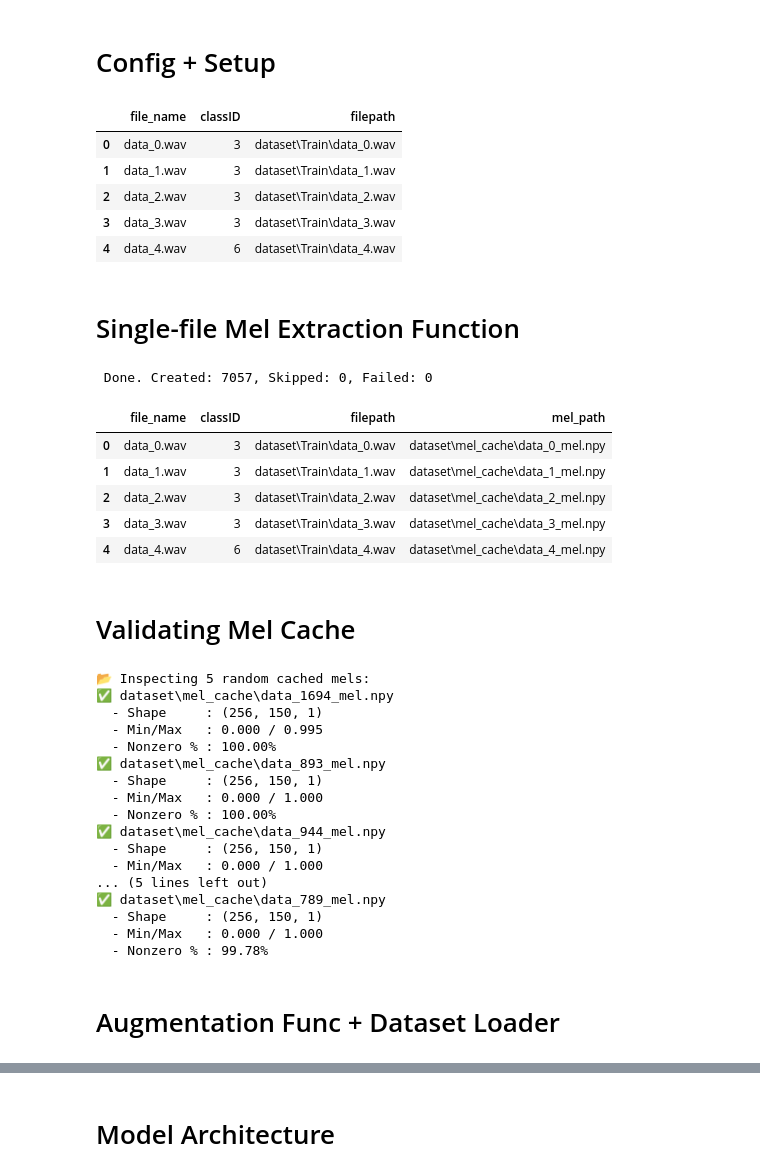
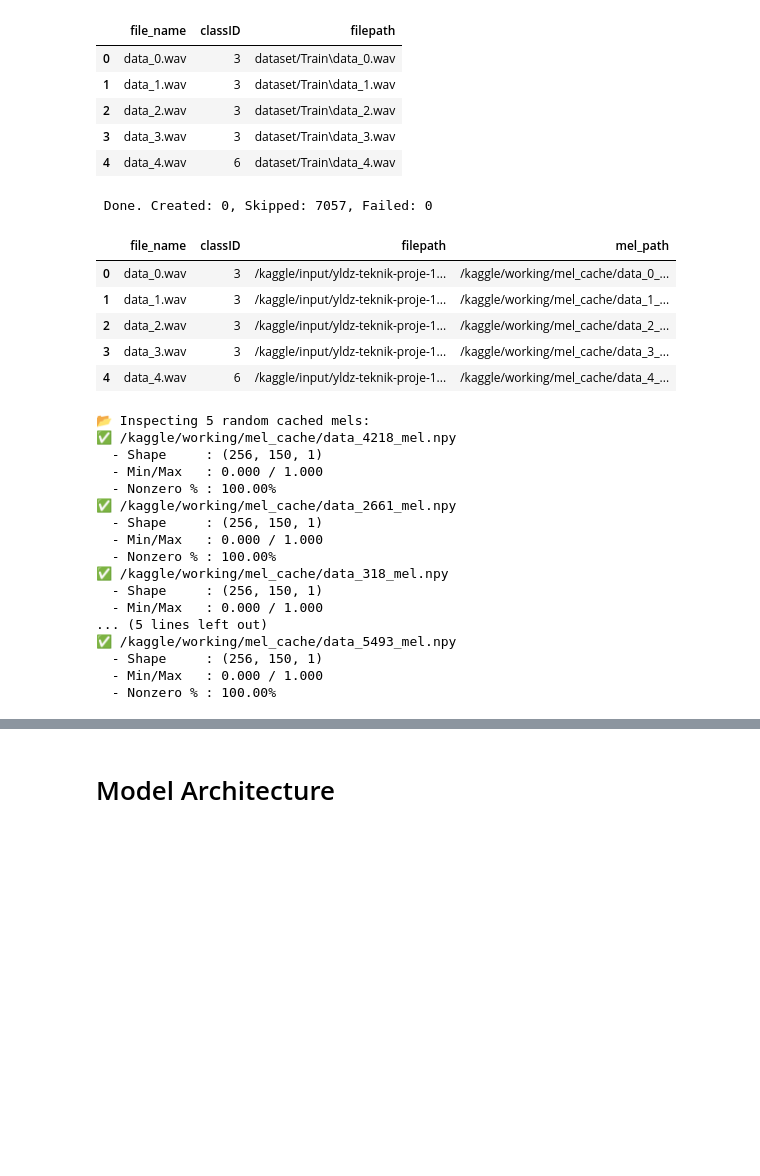
Before and after one commit to TarikBugraAy/Sound_Classifier, a Jupyter notebook: pipeline.ipynb, the cells around one changed output, grey strips where cells are left out. Drawn from its saved outputs; the diff is of its cells as text; code cells hidden in the pictures; blank space fills up the shorter version.

```diff
--- a/pipeline.ipynb
+++ b/pipeline.ipynb
@@ -1,2 +0,0 @@
-# %% [markdown]
-# Config + Setup
@@ -3,43 +10,41 @@
 # %%
 import os
 import numpy as np
 import pandas as pd
 import librosa
 import librosa.display
 import matplotlib.pyplot as plt
 from tqdm import tqdm
 
 
 # === Constants ===
 SR = 22050
 N_MELS = 256
 FMAX = 8000
 FIXED_TIME_STEPS = 150
 SEED = 42
 np.random.seed(SEED)
 
 # === Paths ===
-BASE_DIR = "dataset"
-AUDIO_DIR = os.path.join(BASE_DIR, "Train")
-CSV_PATH = os.path.join(BASE_DIR, "Train.csv")
-CACHE_DIR = os.path.join(BASE_DIR, "mel_cache")
+BASE_DIR = ""
+AUDIO_DIR = "dataset/Train"
+CSV_PATH = "dataset/Train.csv"
+CACHE_DIR = os.path.join(BASE_DIR, "dataset/mel_cache")
 
 # Make cache dir
 os.makedirs(CACHE_DIR, exist_ok=True)
 
 # === Load metadata
 df = pd.read_csv(CSV_PATH)
 df["filepath"] = df["file_name"].apply(lambda x: os.path.join(AUDIO_DIR, x))
 df.head()
 # %% [output]
 |  | file_name | classID | filepath |
-| 0 | data_0.wav | 3 | dataset\Train\data_0.wav |
-| 1 | data_1.wav | 3 | dataset\Train\data_1.wav |
-| 2 | data_2.wav | 3 | dataset\Train\data_2.wav |
-| 3 | data_3.wav | 3 | dataset\Train\data_3.wav |
-| 4 | data_4.wav | 6 | dataset\Train\data_4.wav |
+| 0 | data_0.wav | 3 | dataset/Train\data_0.wav |
+| 1 | data_1.wav | 3 | dataset/Train\data_1.wav |
+| 2 | data_2.wav | 3 | dataset/Train\data_2.wav |
+| 3 | data_3.wav | 3 | dataset/Train\data_3.wav |
+| 4 | data_4.wav | 6 | dataset/Train\data_4.wav |
-# %% [markdown]
-# Single-file Mel Extraction Function
 # %%
 def mel_cache_audio(df, filepath_col="filepath", add_to_df=True):
     """
@@ -100,15 +105,13 @@ def mel_cache_audio(df, filepath_col="filepath", add_to_df=True):
 df = mel_cache_audio(df)
 df.head()
 # %% [output]
- Done. Created: 7057, Skipped: 0, Failed: 0
+ Done. Created: 0, Skipped: 7057, Failed: 0
 |  | file_name | classID | filepath | mel_path |
-| 0 | data_0.wav | 3 | dataset\Train\data_0.wav | dataset\mel_cache\data_0_mel.npy |
-| 1 | data_1.wav | 3 | dataset\Train\data_1.wav | dataset\mel_cache\data_1_mel.npy |
-| 2 | data_2.wav | 3 | dataset\Train\data_2.wav | dataset\mel_cache\data_2_mel.npy |
-| 3 | data_3.wav | 3 | dataset\Train\data_3.wav | dataset\mel_cache\data_3_mel.npy |
-| 4 | data_4.wav | 6 | dataset\Train\data_4.wav | dataset\mel_cache\data_4_mel.npy |
+| 0 | data_0.wav | 3 | /kaggle/input/yldz-teknik-proje-1... | /kaggle/working/mel_cache/data_0_... |
+| 1 | data_1.wav | 3 | /kaggle/input/yldz-teknik-proje-1... | /kaggle/working/mel_cache/data_1_... |
+| 2 | data_2.wav | 3 | /kaggle/input/yldz-teknik-proje-1... | /kaggle/working/mel_cache/data_2_... |
+| 3 | data_3.wav | 3 | /kaggle/input/yldz-teknik-proje-1... | /kaggle/working/mel_cache/data_3_... |
+| 4 | data_4.wav | 6 | /kaggle/input/yldz-teknik-proje-1... | /kaggle/working/mel_cache/data_4_... |
-# %% [markdown]
-# Validating Mel Cache
 # %%
 def inspect_cached_mels(df, n=5):
     print(f"\n📂 Inspecting {n} random cached mels:")
@@ -130,24 +133,22 @@ def inspect_cached_mels(df, n=5):
 inspect_cached_mels(df)
 # %% [output]
 📂 Inspecting 5 random cached mels:
-✅ dataset\mel_cache\data_1694_mel.npy
-  - Shape     : (256, 150, 1)
-  - Min/Max   : 0.000 / 0.995
-  - Nonzero % : 100.00%
-✅ dataset\mel_cache\data_893_mel.npy
+✅ /kaggle/working/mel_cache/data_4218_mel.npy
   - Shape     : (256, 150, 1)
   - Min/Max   : 0.000 / 1.000
   - Nonzero % : 100.00%
-✅ dataset\mel_cache\data_944_mel.npy
+✅ /kaggle/working/mel_cache/data_2661_mel.npy
+  - Shape     : (256, 150, 1)
+  - Min/Max   : 0.000 / 1.000
+  - Nonzero % : 100.00%
+✅ /kaggle/working/mel_cache/data_318_mel.npy
   - Shape     : (256, 150, 1)
   - Min/Max   : 0.000 / 1.000
 ... (5 lines left out)
-✅ dataset\mel_cache\data_789_mel.npy
+✅ /kaggle/working/mel_cache/data_5493_mel.npy
   - Shape     : (256, 150, 1)
   - Min/Max   : 0.000 / 1.000
-  - Nonzero % : 99.78%
+  - Nonzero % : 100.00%
-# %% [markdown]
-# Augmentation Func + Dataset Loader
 # %%
 import tensorflow as tf
 
```
Also changed, not shown: parts of 24 cells of this notebook, 1 other file.
